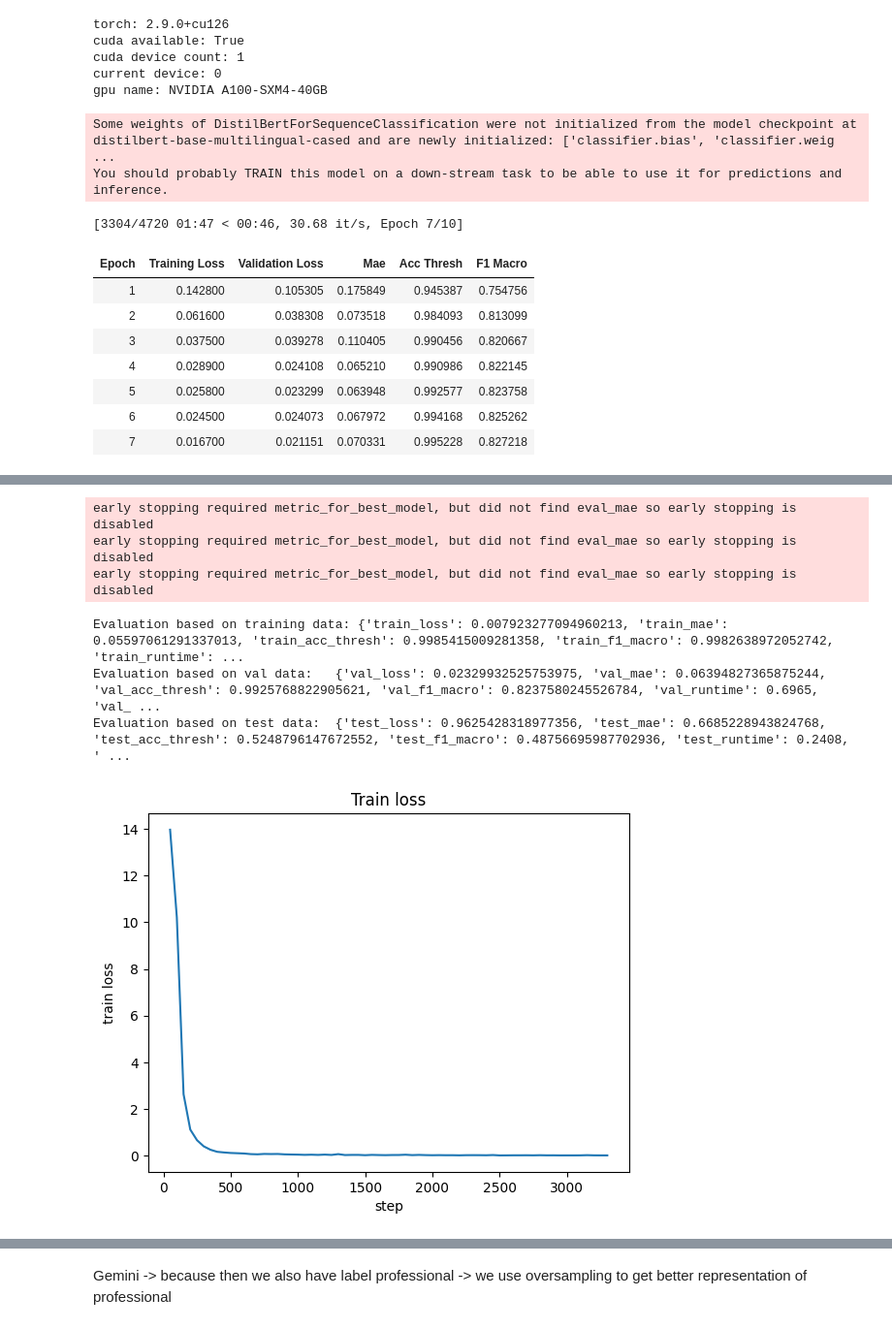
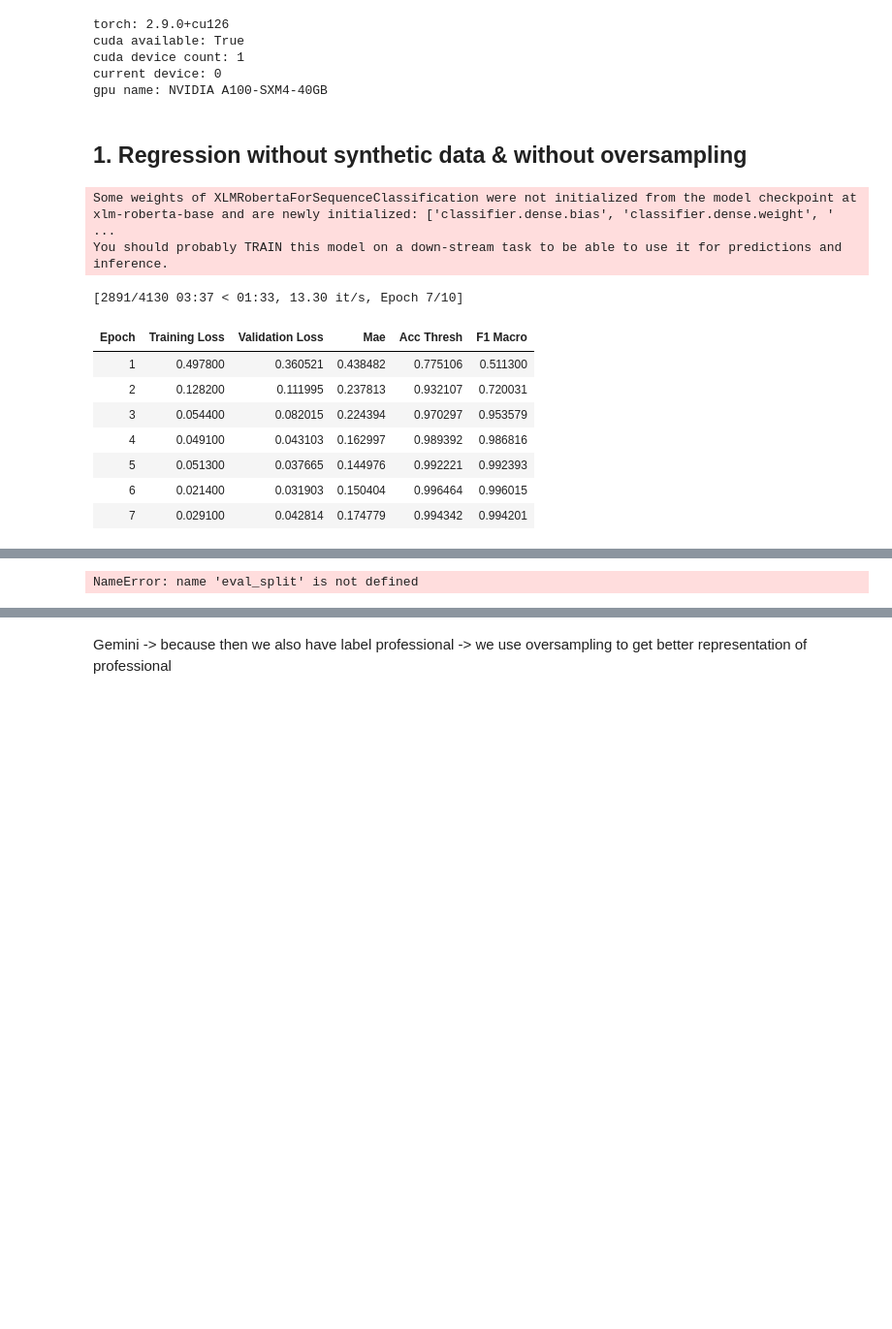
Before and after one commit to luisadosch/nlp-job-title-classification-benchmark-snapaddy, a Jupyter notebook: src/pretrained_class_seniority.ipynb, the cells around one changed output, grey strips where cells are left out. Shown at 97% size. Cells and saved outputs as stored; diff of their text form; code cells hidden in the pictures; blank space fills up the shorter version.

```diff
--- a/src/pretrained_class_seniority.ipynb
+++ b/src/pretrained_class_seniority.ipynb
@@ -188,24 +245,18 @@ def predict_table_reg(trainer, ds, df_text_label):
     out["abs_err"] = (out["pred_score"] - out["label"].map(ORD_MAP).astype(float)).abs()
     return out.sort_values("abs_err", ascending=False)
 # %%
-def run_regression(train_df: pd.DataFrame, test_df: pd.DataFrame, out_dir: str = "seniority_ft_reg"):
+def run_regression(train_df: pd.DataFrame, val_df: pd.DataFrame, test_df: pd.DataFrame, out_dir: str = "seniority_ft_reg"):
     tr = train_df.copy()
+    va = val_df.copy()
     te = test_df.copy()
 
     tr["labels"] = tr["label"].map(ORD_MAP).astype(float)
+    va["labels"] = va["label"].map(ORD_MAP).astype(float)
     te["labels"] = te["label"].map(ORD_MAP).astype(float)
 
-    # CHANGE HERE if you want different split size / stratify:
-    train_sub, val = train_test_split(
-        tr,
-        test_size=0.2,
-        stratify=tr["label"],
-        random_state=42,
-    )
-
-    train_ds = to_hf_dataset(train_sub, label_col="labels")
-    val_ds   = to_hf_dataset(val,       label_col="labels")
-    test_ds  = to_hf_dataset(te,        label_col="labels")
+    train_ds = to_hf_dataset(tr, label_col="labels")
+    val_ds   = to_hf_dataset(va, label_col="labels")
+    test_ds  = to_hf_dataset(te, label_col="labels")
 
     model = AutoModelForSequenceClassification.from_pretrained(
         MODEL_CKPT,
@@ -213,7 +264,6 @@ def run_regression(train_df: pd.DataFrame, test_df: pd.DataFrame, out_dir: str =
         problem_type="regression",
     )
 
-    # CHANGE HERE for hyperparams / logging / epochs:
     args = TrainingArguments(
         output_dir=out_dir,
         learning_rate=1e-5,
@@ -249,8 +299,8 @@ def run_regression(train_df: pd.DataFrame, test_df: pd.DataFrame, out_dir: str =
     eval_split(trainer, train_ds, val_ds, test_ds)
     loss_curves(trainer)
 
-    train_pred = predict_table_reg(trainer, train_ds, train_sub[["text", "label"]])
-    val_pred   = predict_table_reg(trainer, val_ds,   val[["text", "label"]])
+    train_pred = predict_table_reg(trainer, train_ds, tr[["text", "label"]])
+    val_pred   = predict_table_reg(trainer, val_ds,   va[["text", "label"]])
     test_pred  = predict_table_reg(trainer, test_ds,  te[["text", "label"]])
 
     display(test_pred.head(30))
@@ -389,21 +442,25 @@ cuda available: True
 cuda device count: 1
 current device: 0
 gpu name: NVIDIA A100-SXM4-40GB
+# %% [markdown]
+## 1. Regression without synthetic data & without oversampling
 # %%
-reg_trainer_base, (reg_train_pred_base, reg_val_pred_base, reg_test_pred_base) = run_regression(
+# In-distribution evaluation (df_seniority test split)
+reg_trainer, (reg_train_pred, reg_val_pred, reg_test_pred) = run_regression(
     train_df_base,
-    test_df_base,
+    val_df_base,
+    df_seniority_test,
     out_dir="seniority_ft_reg_base"
 )
 # %% [output]
-Some weights of DistilBertForSequenceClassification were not initialized from the model checkpoint at distilbert-base-multilingual-cased and are newly initialized: ['classifier.bias', 'classifier.weig ...
+Some weights of XLMRobertaForSequenceClassification were not initialized from the model checkpoint at xlm-roberta-base and are newly initialized: ['classifier.dense.bias', 'classifier.dense.weight', ' ...
 You should probably TRAIN this model on a down-stream task to be able to use it for predictions and inference.
-[3304/4720 01:47 < 00:46, 30.68 it/s, Epoch 7/10]
+[2891/4130 03:37 < 01:33, 13.30 it/s, Epoch 7/10]
 | Epoch | Training Loss | Validation Loss | Mae | Acc Thresh | F1 Macro |
-| 1 | 0.142800 | 0.105305 | 0.175849 | 0.945387 | 0.754756 |
-| 2 | 0.061600 | 0.038308 | 0.073518 | 0.984093 | 0.813099 |
-| 3 | 0.037500 | 0.039278 | 0.110405 | 0.990456 | 0.820667 |
-| 4 | 0.028900 | 0.024108 | 0.065210 | 0.990986 | 0.822145 |
-| 5 | 0.025800 | 0.023299 | 0.063948 | 0.992577 | 0.823758 |
-| 6 | 0.024500 | 0.024073 | 0.067972 | 0.994168 | 0.825262 |
-| 7 | 0.016700 | 0.021151 | 0.070331 | 0.995228 | 0.827218 |
+| 1 | 0.497800 | 0.360521 | 0.438482 | 0.775106 | 0.511300 |
+| 2 | 0.128200 | 0.111995 | 0.237813 | 0.932107 | 0.720031 |
+| 3 | 0.054400 | 0.082015 | 0.224394 | 0.970297 | 0.953579 |
+| 4 | 0.049100 | 0.043103 | 0.162997 | 0.989392 | 0.986816 |
+| 5 | 0.051300 | 0.037665 | 0.144976 | 0.992221 | 0.992393 |
+| 6 | 0.021400 | 0.031903 | 0.150404 | 0.996464 | 0.996015 |
+| 7 | 0.029100 | 0.042814 | 0.174779 | 0.994342 | 0.994201 |
@@ -411,7 +467 @@ You should probably TRAIN this model on a down-stream task to be able to use it
-early stopping required metric_for_best_model, but did not find eval_mae so early stopping is disabled
-early stopping required metric_for_best_model, but did not find eval_mae so early stopping is disabled
-early stopping required metric_for_best_model, but did not find eval_mae so early stopping is disabled
+NameError: name 'eval_split' is not defined
-Evaluation based on training data: {'train_loss': 0.007923277094960213, 'train_mae': 0.05597061291337013, 'train_acc_thresh': 0.9985415009281358, 'train_f1_macro': 0.9982638972052742, 'train_runtime': ...
-Evaluation based on val data:   {'val_loss': 0.02329932525753975, 'val_mae': 0.06394827365875244, 'val_acc_thresh': 0.9925768822905621, 'val_f1_macro': 0.8237580245526784, 'val_runtime': 0.6965, 'val_ ...
-Evaluation based on test data:  {'test_loss': 0.9625428318977356, 'test_mae': 0.6685228943824768, 'test_acc_thresh': 0.5248796147672552, 'test_f1_macro': 0.48756695987702936, 'test_runtime': 0.2408, ' ...
-[figure, removed]
```
Also changed, not shown: parts of 18 cells of this notebook.
